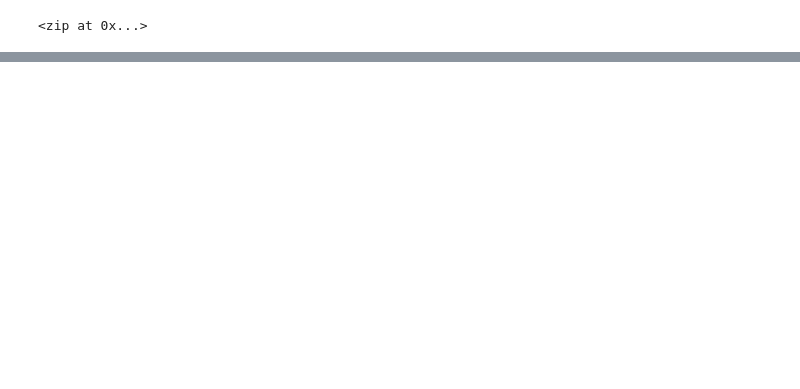
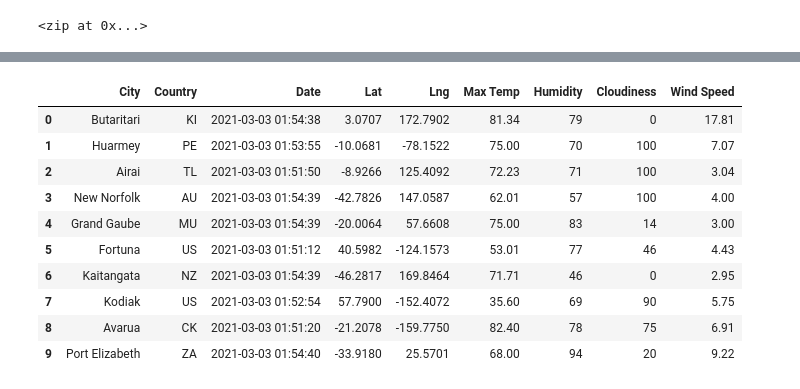
Before and after one commit to linzmacd/World_Weather_Analysis, a Jupyter notebook: WeatherPy.ipynb, the cells around one changed output, grey strips where cells are left out. Drawn from its saved outputs; the diff is of its cells as text; code cells hidden in the pictures; blank space fills up the shorter version.

```diff
--- a/WeatherPy.ipynb
+++ b/WeatherPy.ipynb
@@ -33,0 +138,17 @@ len(cities)
+# %%
+# Reorder the columns
+new_column_order = ["City", "Country", "Date","Lat", "Lng", "Max Temp", "Humidity", "Cloudiness", "Wind Speed"]
+city_data_df = city_data_df[new_column_order]
+city_data_df.head(10)
+# %% [output]
+|  | City | Country | Date | Lat | Lng | Max Temp | Humidity | Cloudiness | Wind Speed |
+| 0 | Butaritari | KI | 2021-03-03 01:54:38 | 3.0707 | 172.7902 | 81.34 | 79 | 0 | 17.81 |
+| 1 | Huarmey | PE | 2021-03-03 01:53:55 | -10.0681 | -78.1522 | 75.00 | 70 | 100 | 7.07 |
+| 2 | Airai | TL | 2021-03-03 01:51:50 | -8.9266 | 125.4092 | 72.23 | 71 | 100 | 3.04 |
+| 3 | New Norfolk | AU | 2021-03-03 01:54:39 | -42.7826 | 147.0587 | 62.01 | 57 | 100 | 4.00 |
+| 4 | Grand Gaube | MU | 2021-03-03 01:54:39 | -20.0064 | 57.6608 | 75.00 | 83 | 14 | 3.00 |
+| 5 | Fortuna | US | 2021-03-03 01:51:12 | 40.5982 | -124.1573 | 53.01 | 77 | 46 | 4.43 |
+| 6 | Kaitangata | NZ | 2021-03-03 01:54:39 | -46.2817 | 169.8464 | 71.71 | 46 | 0 | 2.95 |
+| 7 | Kodiak | US | 2021-03-03 01:52:54 | 57.7900 | -152.4072 | 35.60 | 69 | 90 | 5.75 |
+| 8 | Avarua | CK | 2021-03-03 01:51:20 | -21.2078 | -159.7750 | 82.40 | 78 | 75 | 6.91 |
+| 9 | Port Elizabeth | ZA | 2021-03-03 01:54:40 | -33.9180 | 25.5701 | 68.00 | 94 | 20 | 9.22 |
```
Also changed, not shown: parts of 7 cells of this notebook.
